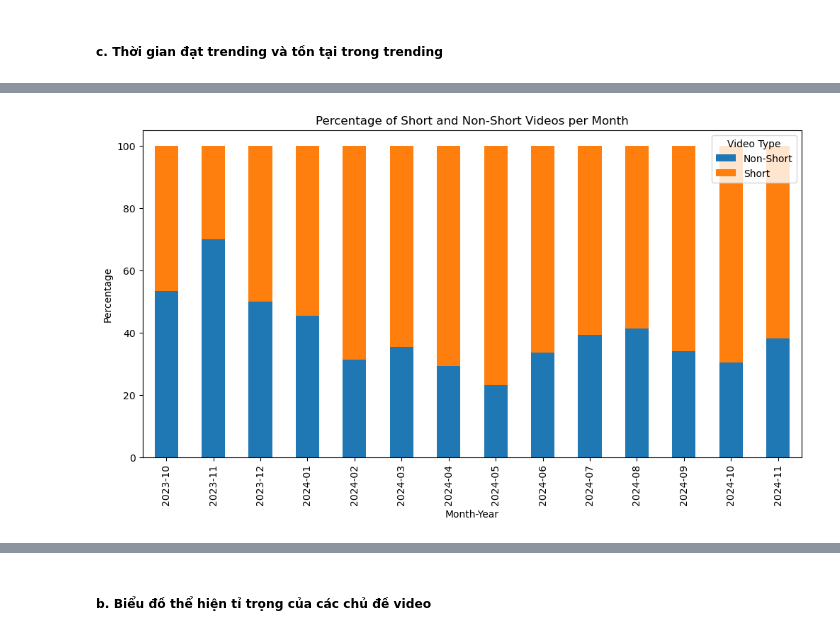
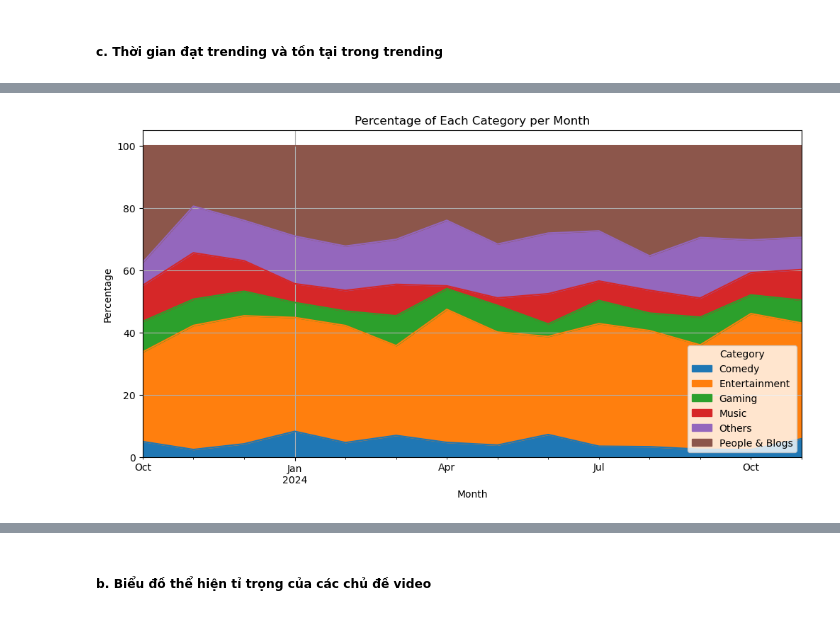
Before and after one commit to sleepifoxx/BTL-Data-Processing, a Jupyter notebook: DataProcessing.ipynb, the cells around one changed output, grey strips where cells are left out. Saved outputs shown, nothing was run; the diff lists cells and outputs as text; code cells hidden in the pictures.

```diff
--- a/DataProcessing.ipynb
+++ b/DataProcessing.ipynb
@@ -39,0 +134,11 @@ trending_videos['month_year'] = trending_videos['snapshot_date'].dt.to_period('M
+# %%
+trending_videos = pd.read_csv('Data/trending_videos.csv')
+trending_videos = trending_videos[['snapshot_date', 'category']]
+trending_videos['category'] = trending_videos['category'].fillna('Unknown')
+category_counts = trending_videos['category'].value_counts()
+trending_videos['category'] = trending_videos['category'].apply(lambda x: x if category_counts[x] >= 800 else 'Others')
+trending_videos = trending_videos.groupby(['snapshot_date', 'category']).size().unstack(fill_value=0)
+trending_videos.index = pd.to_datetime(trending_videos.index)
+trending_videos['month'] = trending_videos.index.to_period('M')
+monthly_data = trending_videos.groupby('month').sum()
+# monthly_data
@@ -40,10 +154,11 @@ trending_videos['month_year'] = trending_videos['snapshot_date'].dt.to_period('M
 # %%
-short_videos = trending_videos.groupby('month_year')['is_short'].value_counts(normalize=True).unstack().fillna(0) * 100
-short_videos.plot(kind='bar', figsize=(12, 6),stacked=True)
-plt.title('Percentage of Short and Non-Short Videos per Month')
-plt.xlabel('Month-Year')
+category_percentage = monthly_data.div(monthly_data.sum(axis=1), axis=0) * 100
+category_percentage.plot(kind='area', figsize=(12, 6), stacked=True)
+plt.title('Percentage of Each Category per Month')
+plt.xlabel('Month')
 plt.ylabel('Percentage')
-plt.legend(['Non-Short', 'Short'], title='Video Type')
+plt.legend(title='Category')
+plt.grid(True, axis='both')
 plt.show()
 # %% [output]
-[figure, old version]
+[figure, new version]
```
Also changed, not shown: parts of 14 cells of this notebook, 6 other files.
